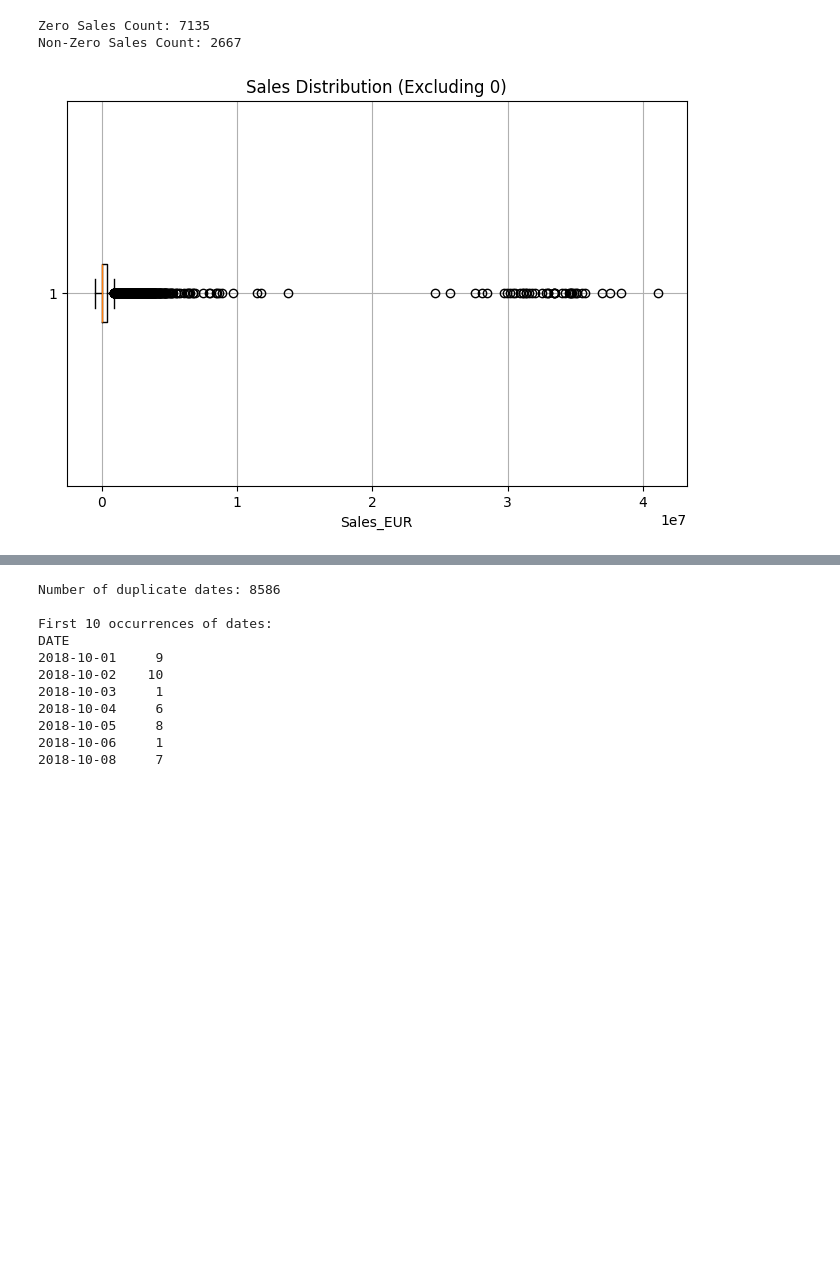
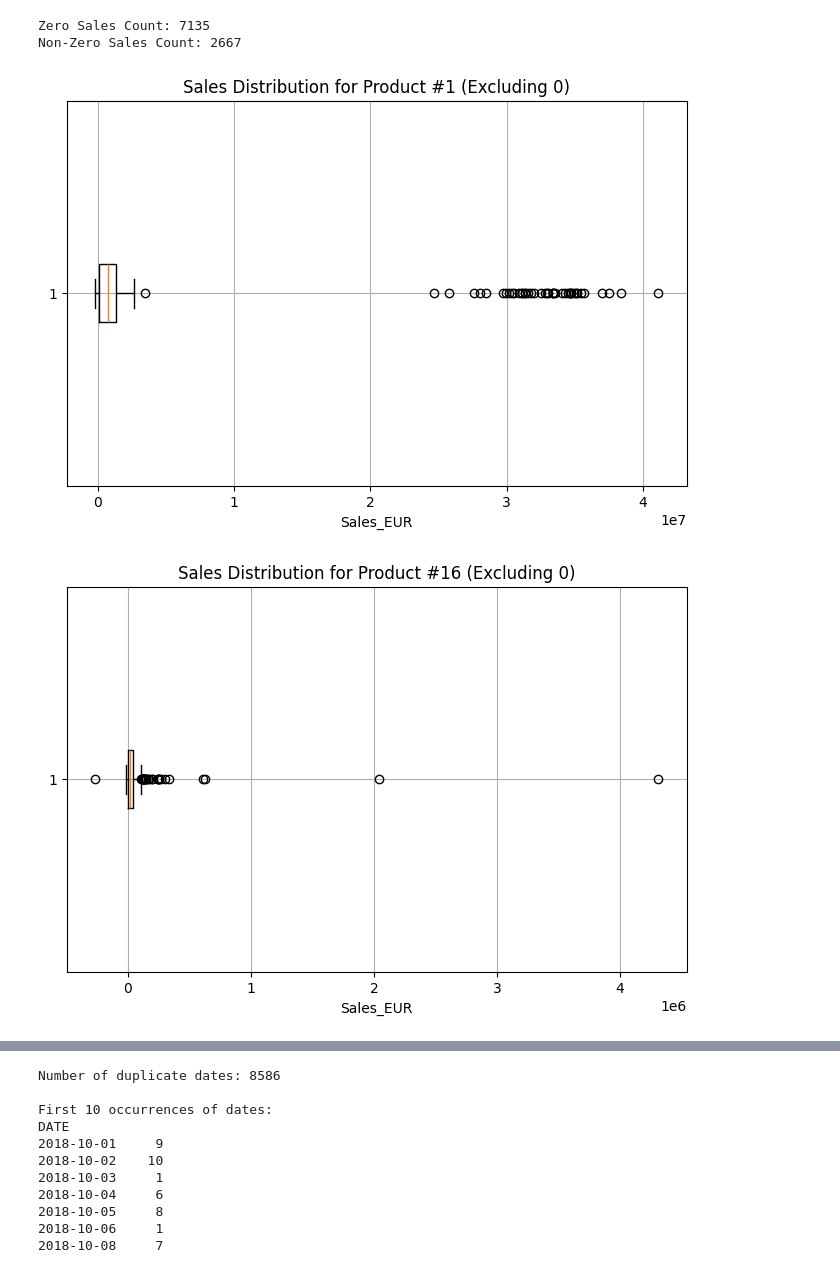
Before and after one commit to gugaaa1904/BC, a Jupyter notebook: Case 2.ipynb, the cells around one changed output, grey strips where cells are left out. Saved outputs shown, nothing was run; the diff lists cells and outputs as text; code cells hidden in the pictures; blank space fills up the shorter version.

```diff
--- a/Case 2.ipynb
+++ b/Case 2.ipynb
@@ -46,14 +46,21 @@ Zero Sales Count: 7135
 Non-Zero Sales Count: 2667
 # %%
 # Exclude 0 values
-filtered_sales = sales_data[sales_data["Sales_EUR"] != 0]["Sales_EUR"]
+filtered_sales = sales_data[sales_data["Sales_EUR"] != 0]
 
-# Boxplot
-plt.figure(figsize=(8, 5))
-plt.boxplot(filtered_sales, vert=False)
-plt.title("Sales Distribution (Excluding 0)")
-plt.xlabel("Sales_EUR")
-plt.grid(True)
-plt.show()
+# Get unique product keys
+unique_products = filtered_sales["Mapped_GCK"].unique()
+
+# Generate a separate boxplot for each product
+for product in unique_products:
+    product_data = filtered_sales[filtered_sales["Mapped_GCK"] == product]["Sales_EUR"]
+
+    plt.figure(figsize=(8, 5))
+    plt.boxplot(product_data, vert=False)
+    plt.title(f"Sales Distribution for Product {product} (Excluding 0)")
+    plt.xlabel("Sales_EUR")
+    plt.grid(True)
+    plt.show()
 # %% [output]
-[figure, old version]
+[figure, new version]
+[figure, added]
```
Also changed, not shown: parts of 19 cells of this notebook.
